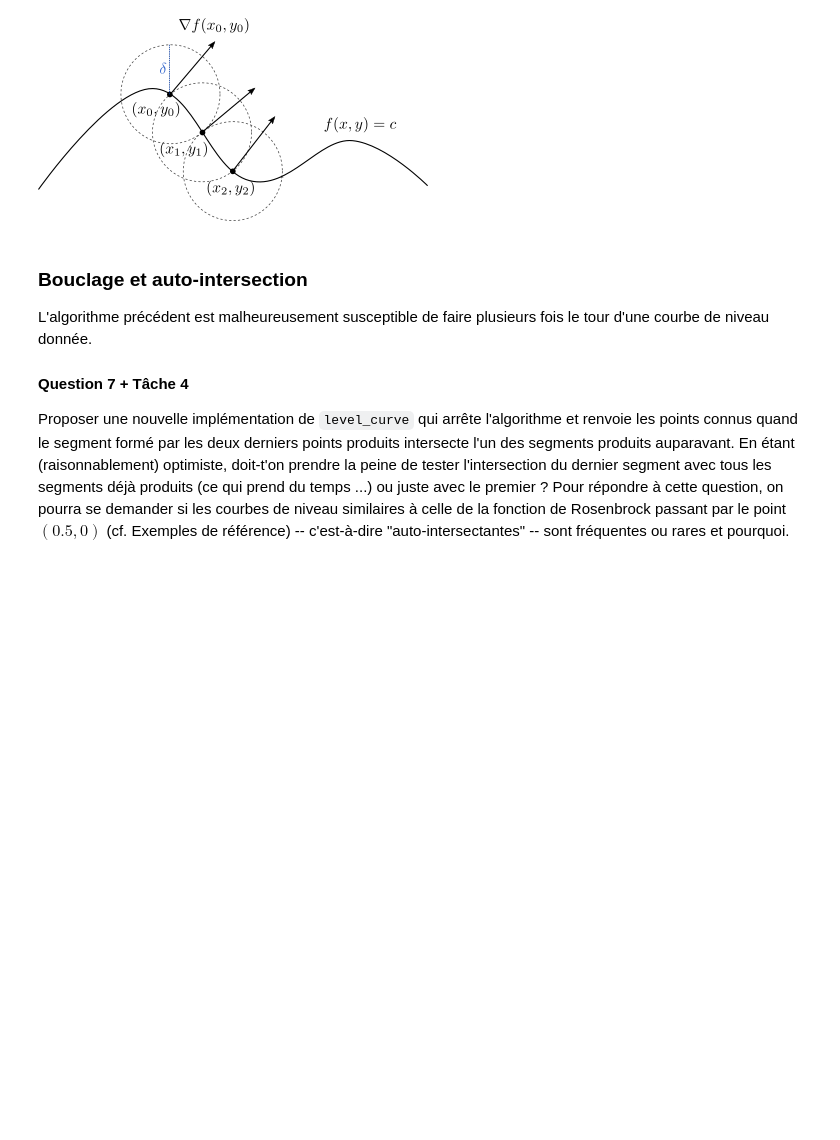
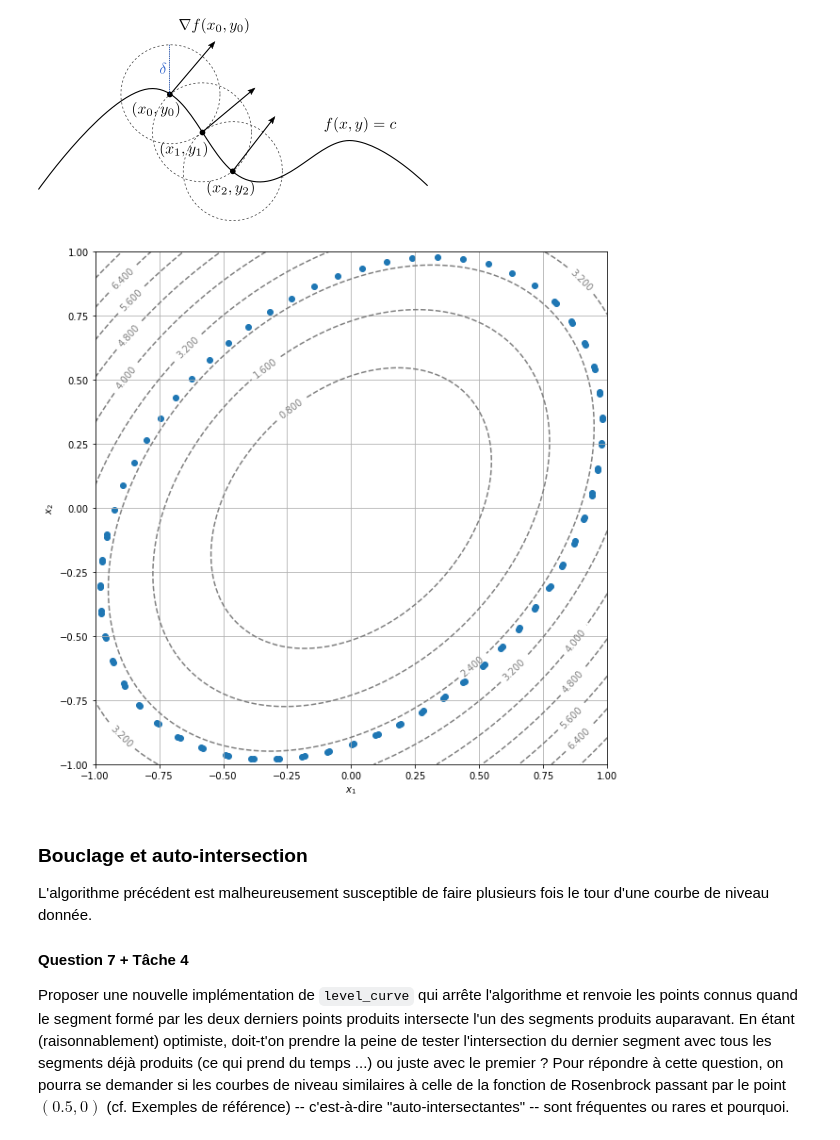
Before and after one commit to pierrelouisbinachon/Projet-Maths-info-, a Jupyter notebook: Courbe_niveau.ipynb, the cells around one changed output. Cells and saved outputs as stored; diff of their text form; code cells hidden in the pictures; blank space fills up the shorter version.

```diff
--- a/Courbe_niveau.ipynb
+++ b/Courbe_niveau.ipynb
@@ -265,9 +317,40 @@ Testez votre implémentation de la fonction `Newton` ! On suggère par exemple d
 Comment, en partant d'un point de référence $(x_0, y_0)$ tel que $f(x_0, y_0)=c$, peut-on générer avec la méthode de Newton un point $(x_1, y_1)$ également tel que $f(x_1, y_1) = c$, mais à une distance $\delta > 0$ de $(x_0, y_0)$ et qui soit "à droite" quand on est en $(x_0, y_0)$ et qu'on regarde dans la direction de $\nabla f(x_0, y_0)$ ? Implémenter la fonction `level_curve` qui répète ce procédé $N-1$ fois et renvoie un tableau NumPy de taille `(2, N)` contenant les coordonnées des points correspondants, puis valider graphiquement le résultat au moyen des exemples de référence.
 # %% [markdown]
 ![g%C3%A9n%C3%A9ration-points.png](attachment:g%C3%A9n%C3%A9ration-points.png)
-# %%
-def level_curve(f, x0, y0, delta=0.1, N=1000, eps=eps):
-   ...
+# %%
+def new_point(f,x0,y0,delta,eps=eps):
+    grx,gry=grad(f)(x0,y0)
+    direction=np.array([gry, -grx])
+    norme=np.sqrt(grx**2+gry**2)
+    direction_normalisee=(1/norme)*direction
+    c = f(x0, y0)
+    def F(a,b):
+        return(np.array([f(a,b)-c, (x0-a)**2+(y0-b)**2-delta**2]))
+    x , y = x0 + direction_normalisee[0] , y0 + direction_normalisee[1]
+    return (Newton(F, x, y, eps, 100))
+def level_curve(f, x0, y0, delta=0.1, N=100, eps=eps):
+    liste_points=np.eye(N, 2)
+    liste_points[0][0]=x0
+    liste_points[0][1]=y0
+    x,y=x0,y0
+    for i in range(N-1):
+        x,y=new_point(f, x, y, delta, eps)
+        liste_points[i+1][0], liste_points[i+1][1]=x,y
+    return(liste_points)
+# %%
+display_contour(
+    f1,
+    x=np.linspace(-1.0, 1.0, 100),
+    y=np.linspace(-1.0, 1.0, 100),
+    levels=10 # 10 levels, automatically selected
+)
+Z = level_curve(f1, 0.8, 0.8)
+X = Z[:, 0]
+Y = Z[:, 1]
+plt.scatter(X, Y)
+plt.show()
+# %% [output]
+[figure, added]
 # %% [markdown]
 ### Bouclage et auto-intersection
 
```
Also changed, not shown: parts of 8 cells of this notebook.
